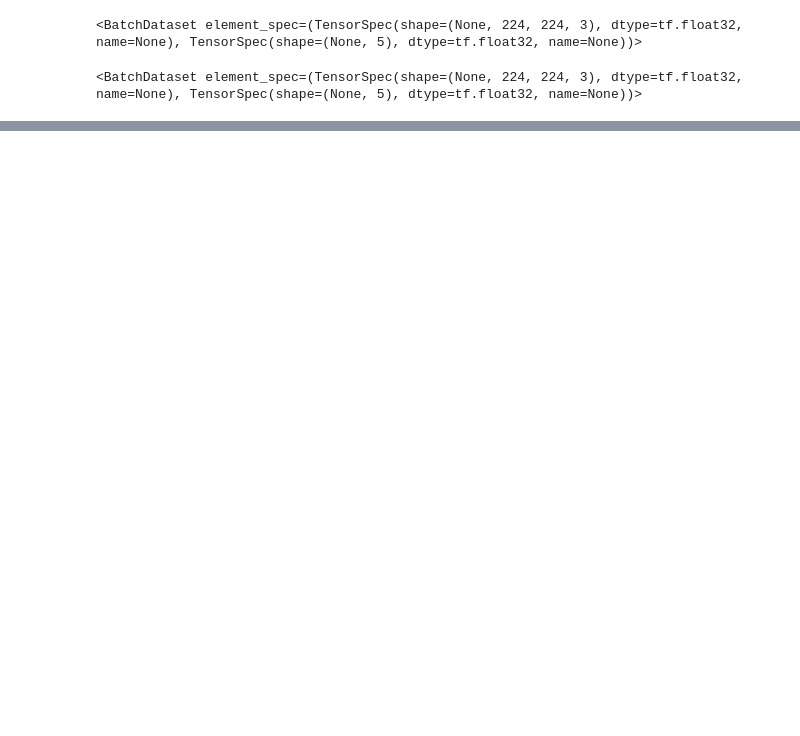
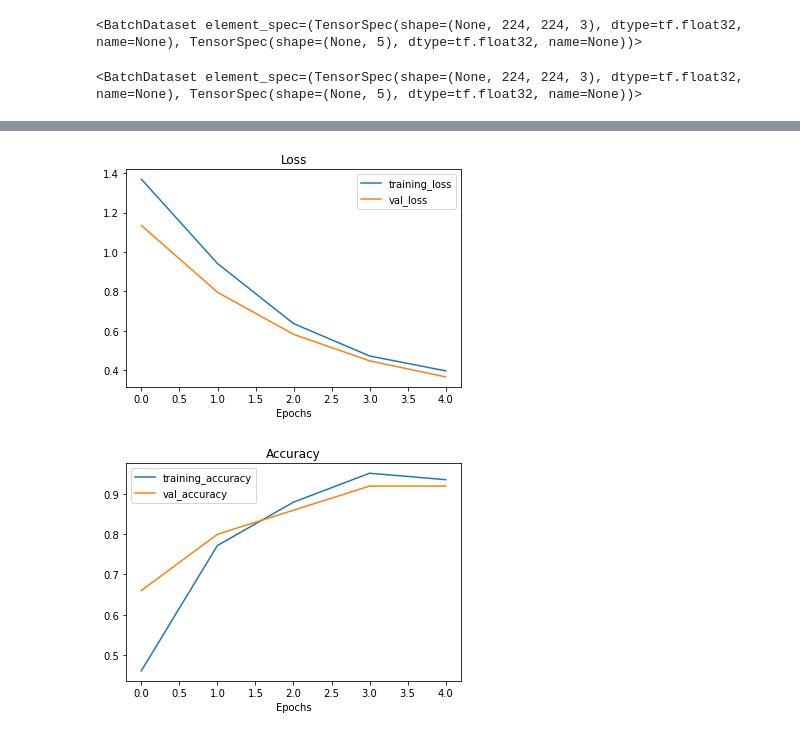
Before and after one commit to Mckenz31/final_yr_proj, a Jupyter notebook: final_year_proj_FA1.ipynb, the cells around one changed output, grey strips where cells are left out. Saved outputs shown, nothing was run; the diff lists cells and outputs as text; code cells hidden in the pictures; blank space fills up the shorter version.

```diff
--- a/final_year_proj_FA1.ipynb
+++ b/final_year_proj_FA1.ipynb
@@ -480,0 +598,21 @@ C1_results
+# %%
+## Model
+
+C11_base_model = tf.keras.applications.EfficientNetB1(include_top=False)
+C11_base_model.trainable = False
+
+C11_input_layer = tf.keras.layers.Input(shape=(224, 224, 3), name="C11_input_layer")
+
+C11_x = data_augmentation(C11_input_layer)
+C11_x = C11_base_model(C11_x, training=False)
+C11_x = tf.keras.layers.GlobalAveragePooling2D(name="C11_pooling_layer")(C11_x)
+
+C11_output_layer = tf.keras.layers.Dense(len(train_data.class_names), activation="softmax", name="C11_output_dense_layer")(C11_x)
+
+C11_model = tf.keras.Model(C11_input_layer, C11_output_layer)
+# %%
+C11_model.compile(
+    loss = tf.keras.losses.CategoricalCrossentropy(),
+    optimizer = tf.keras.optimizers.Adam(),
+    metrics = ["accuracy"]
+)
@@ -480,0 +643,14 @@ C1_results
+# %%
+C11_history = C11_model.fit(
+    train_data,
+    epochs = 5,
+    validation_data = test_data,
+    validation_steps = len(test_data),
+    callbacks = [
+        tensorboard_callback(
+            dir_name="final_year_proj",
+            exp_name="C1_T1_EffB1",
+        ),
+        model_checkpoint
+    ]
+)
@@ -480,0 +730,5 @@ C1_results
+# %%
+plot_loss_curves(C11_history)
+# %% [output]
+[figure, added]
+[figure, added]
```
Also changed, not shown: parts of 54 cells of this notebook.
